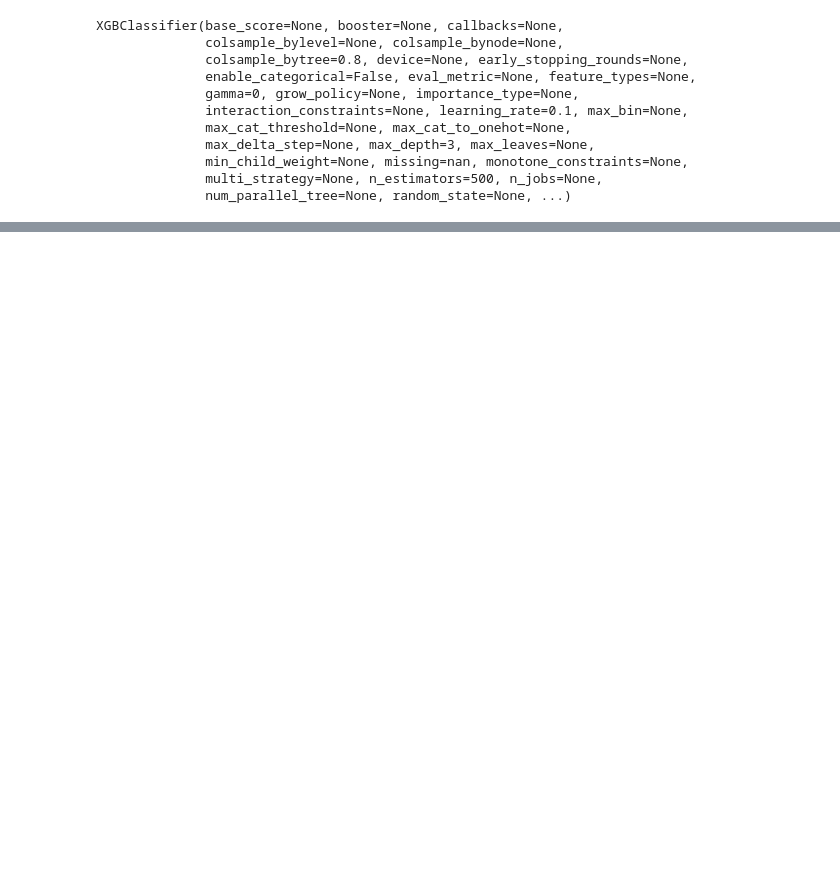
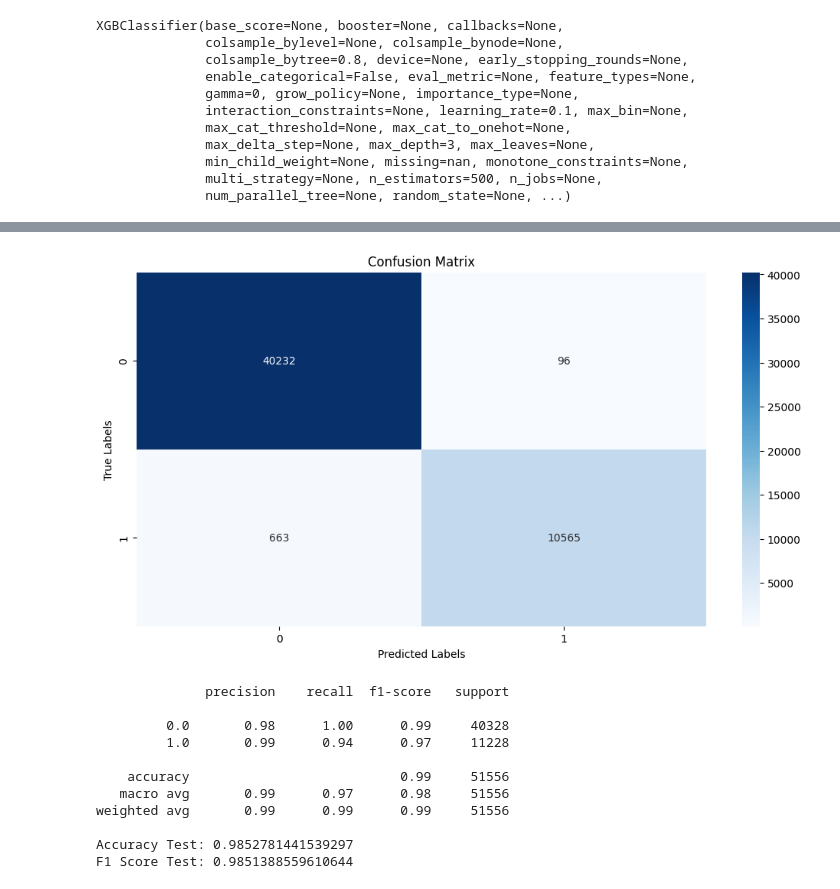
Before and after one commit to tanhl30/HE4045_Project, a Jupyter notebook: 2. Machine Learning/Kevin_Script.ipynb, the cells around one changed output, grey strips where cells are left out. Saved outputs shown, nothing was run; the diff lists cells and outputs as text; code cells hidden in the pictures; blank space fills up the shorter version.

```diff
--- a/2. Machine Learning/Kevin_Script.ipynb
+++ b/2. Machine Learning/Kevin_Script.ipynb
@@ -273,0 +374,3 @@ F1 Score Test: 0.9832812318424422
+# %%
+# XG-boost (without PCA)
+xgb.fit(X_train, y_train)
@@ -273,0 +389,35 @@ F1 Score Test: 0.9832812318424422
+# %%
+y_pred_test_xgb = xgb.predict(X_test)
+
+cm = confusion_matrix(y_test, y_pred_test_xgb)
+
+# Create a heatmap using Seaborn
+plt.figure(figsize=(12, 6))  # Set the figure size
+sns.heatmap(cm, annot=True, fmt='.0f', cmap='Blues', cbar=True, xticklabels=['0', '1'], yticklabels=['0', '1'])
+
+# Add titles and labels
+plt.title('Confusion Matrix')
+plt.xlabel('Predicted Labels')
+plt.ylabel('True Labels')
+plt.show()
+
+print(classification_report(y_test, y_pred_test_xgb))
+
+Accuracy_Test = accuracy_score(y_test, y_pred_test_xgb)
+F1_Score_Test = f1_score(y_test, y_pred_test_xgb, average='weighted')
+
+print(f"Accuracy Test: {Accuracy_Test}")
+print(f"F1 Score Test: {F1_Score_Test}")
+# %% [output]
+[figure, added]
+              precision    recall  f1-score   support
+
+         0.0       0.98      1.00      0.99     40328
+         1.0       0.99      0.94      0.97     11228
+
+    accuracy                           0.99     51556
+   macro avg       0.99      0.97      0.98     51556
+weighted avg       0.99      0.99      0.99     51556
+
+Accuracy Test: 0.9852781441539297
+F1 Score Test: 0.9851388559610644
```
Also changed, not shown: parts of 20 cells of this notebook.
